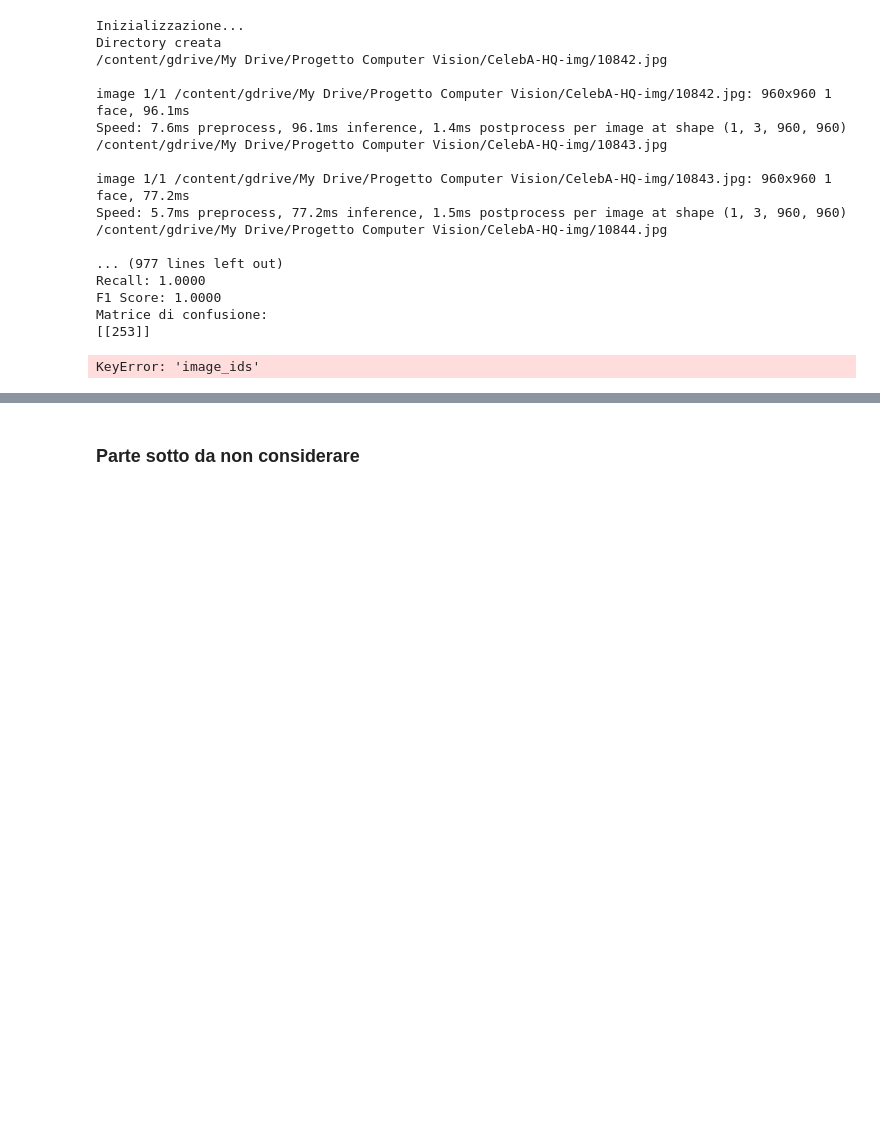
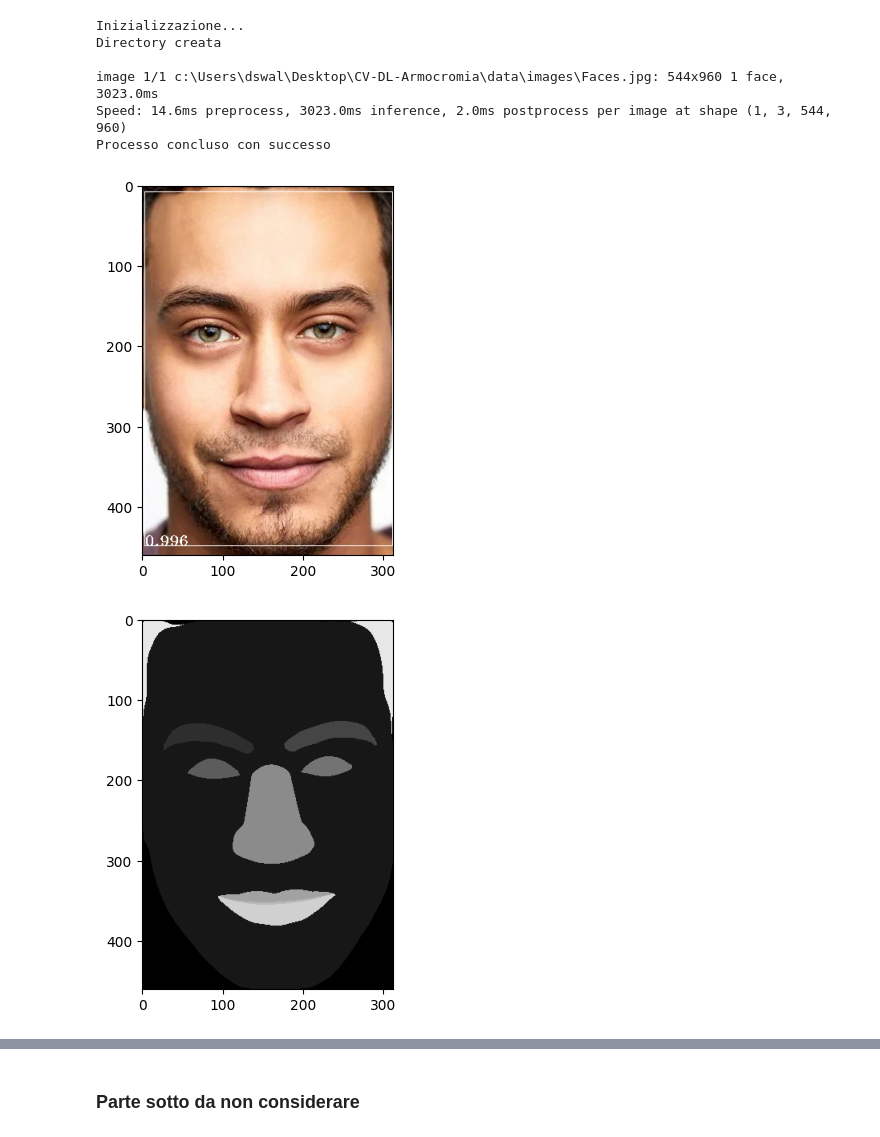
Before and after one commit to Giansimone-Coccia/CV-DL-Armocromia, a Jupyter notebook: Project.ipynb, the cells around one changed output, grey strips where cells are left out. Cells and saved outputs as stored; diff of their text form; code cells hidden in the pictures; blank space fills up the shorter version.

Commit message:
L'individuazione dei colori sembra funzionare

```diff
--- a/Project.ipynb
+++ b/Project.ipynb
@@ -167,36 +171,17 @@ class ModelEvaluator:
 # %%
 fd = FaceDetection()
 #fd.face_detection('C:\\Users\\gians_ji5genm\\OneDrive - Università Politecnica delle Marche\\UNIVPM\\Computer Visione e Deep Learning\\Progetto\\CelebAMask-HQ\\CelebAMask-HQ\\CelebA-HQ-img', 'C:\\Users\\gians_ji5genm\\OneDrive - Università Politecnica delle Marche\\UNIVPM\\Computer Visione e Deep Learning\\Progetto\\Risultati')
-#fd.face_detection('/content/gdrive/My Drive/Progetto Computer Vision/CelebA-HQ-img')
-y_true, y_pred = fd.face_detection('/content/gdrive/My Drive/Progetto Computer Vision/CelebA-HQ-img')
-
-evaluator = ModelEvaluator(y_true, y_pred)
-accuracy, precision, recall, f1, cm = evaluator.evaluate()
-
-print(f'Accuratezza: {accuracy:.4f}')
-print(f'Precisione: {precision:.4f}')
-print(f'Recall: {recall:.4f}')
-print(f'F1 Score: {f1:.4f}')
-print(f'Matrice di confusione:\n{cm}')
-
-sg= Segmentation()
-print(sg.extract_dominant_colors(sg.process_images()))
+fd.face_detection()
 # %% [output]
 Inizializzazione...
 Directory creata
-/content/gdrive/My Drive/Progetto Computer Vision/CelebA-HQ-img/10842.jpg
 
-image 1/1 /content/gdrive/My Drive/Progetto Computer Vision/CelebA-HQ-img/10842.jpg: 960x960 1 face, 96.1ms
-Speed: 7.6ms preprocess, 96.1ms inference, 1.4ms postprocess per image at shape (1, 3, 960, 960)
-/content/gdrive/My Drive/Progetto Computer Vision/CelebA-HQ-img/10843.jpg
-
-image 1/1 /content/gdrive/My Drive/Progetto Computer Vision/CelebA-HQ-img/10843.jpg: 960x960 1 face, 77.2ms
-Speed: 5.7ms preprocess, 77.2ms inference, 1.5ms postprocess per image at shape (1, 3, 960, 960)
-/content/gdrive/My Drive/Progetto Computer Vision/CelebA-HQ-img/10844.jpg
-
-... (977 lines left out)
-Recall: 1.0000
-F1 Score: 1.0000
-Matrice di confusione:
-[[253]]
+image 1/1 c:\Users\dswal\Desktop\CV-DL-Armocromia\data\images\Faces.jpg: 544x960 1 face, 3023.0ms
+Speed: 14.6ms preprocess, 3023.0ms inference, 2.0ms postprocess per image at shape (1, 3, 544, 960)
+Processo concluso con successo
-KeyError: 'image_ids'
+# %%
+sg= Segmentation()
+faces = sg.process_images()
+# %% [output]
+[figure, added]
+[figure, added]
```
Also changed, not shown: parts of 12 cells of this notebook, 5 other files.
